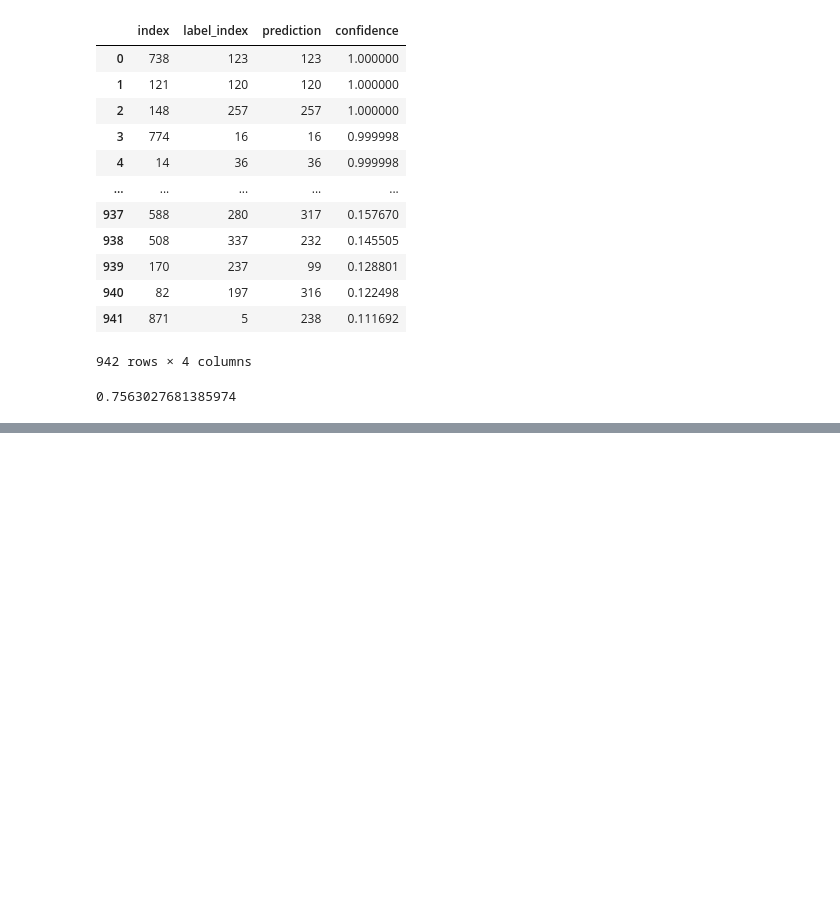
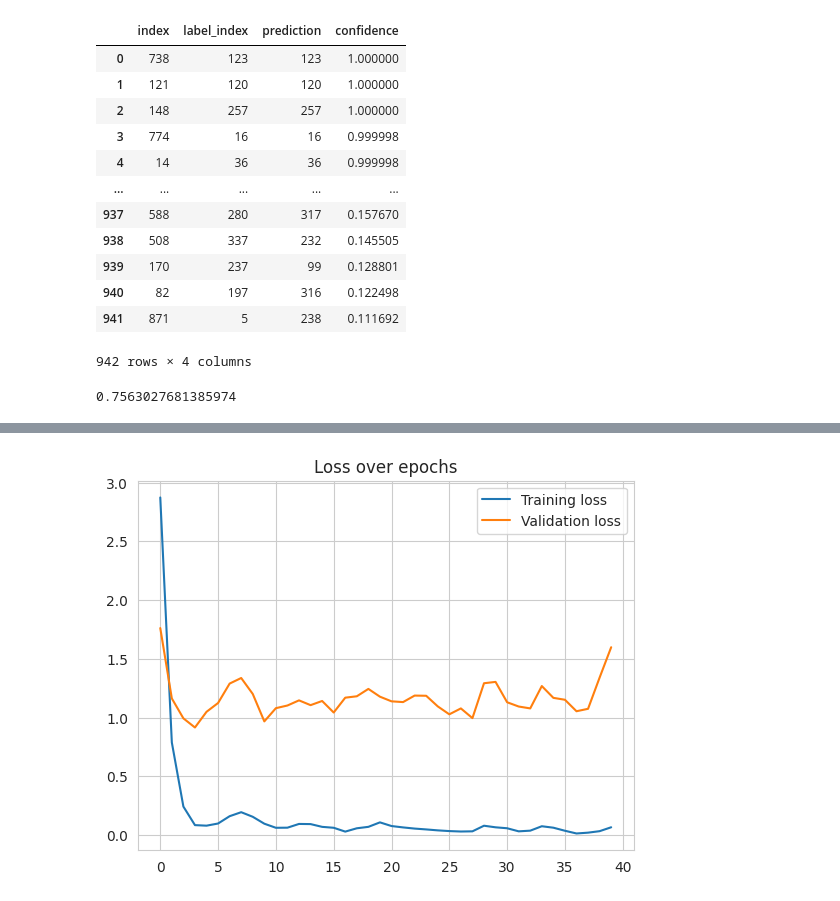
Before and after one commit to davidpetrov/Google-Landmark-Recognition-2021, a Jupyter notebook: data-exploration.ipynb, the cells around one changed output, grey strips where cells are left out. Cells and saved outputs as stored; diff of their text form; code cells hidden in the pictures; blank space fills up the shorter version.

```diff
--- a/data-exploration.ipynb
+++ b/data-exploration.ipynb
@@ -876,3 +747,10 @@ from evaluations.kaggle_2020 import global_average_precision_score
 global_average_precision_score(dict_true, dict_pred)
 # %% [output]
 0.7563027681385974
+# %%
+efficient_net_ep_40 = PretrainedClassifier(num_classes=len(unique_classes), pretrained_model='efficientnet_b0', out_size=1280)
+# efficient_net_ep_40 = efficient_net_ep_40.to(device)
+
+#optimizer
+optimizer = optim.Adam(efficient_net_ep_40.parameters(), lr=0.001)
+next(efficient_net.parameters()).device
@@ -878,0 +759,2 @@ global_average_precision_score(dict_true, dict_pred)
+# %%
+train_losses_ep_40 , val_losses_ep_40  = train(efficient_net_ep_40, train_dataloader, val_dataloader, optimizer, criterion, 40,'models/efficient-net_ep_40', device)
@@ -878,0 +779,4 @@ global_average_precision_score(dict_true, dict_pred)
+# %%
+plot_losses(train_losses_ep_40, val_losses_ep_40)
+# %% [output]
+[figure, added]
```
Also changed, not shown: parts of 34 cells of this notebook, 5 other files.
